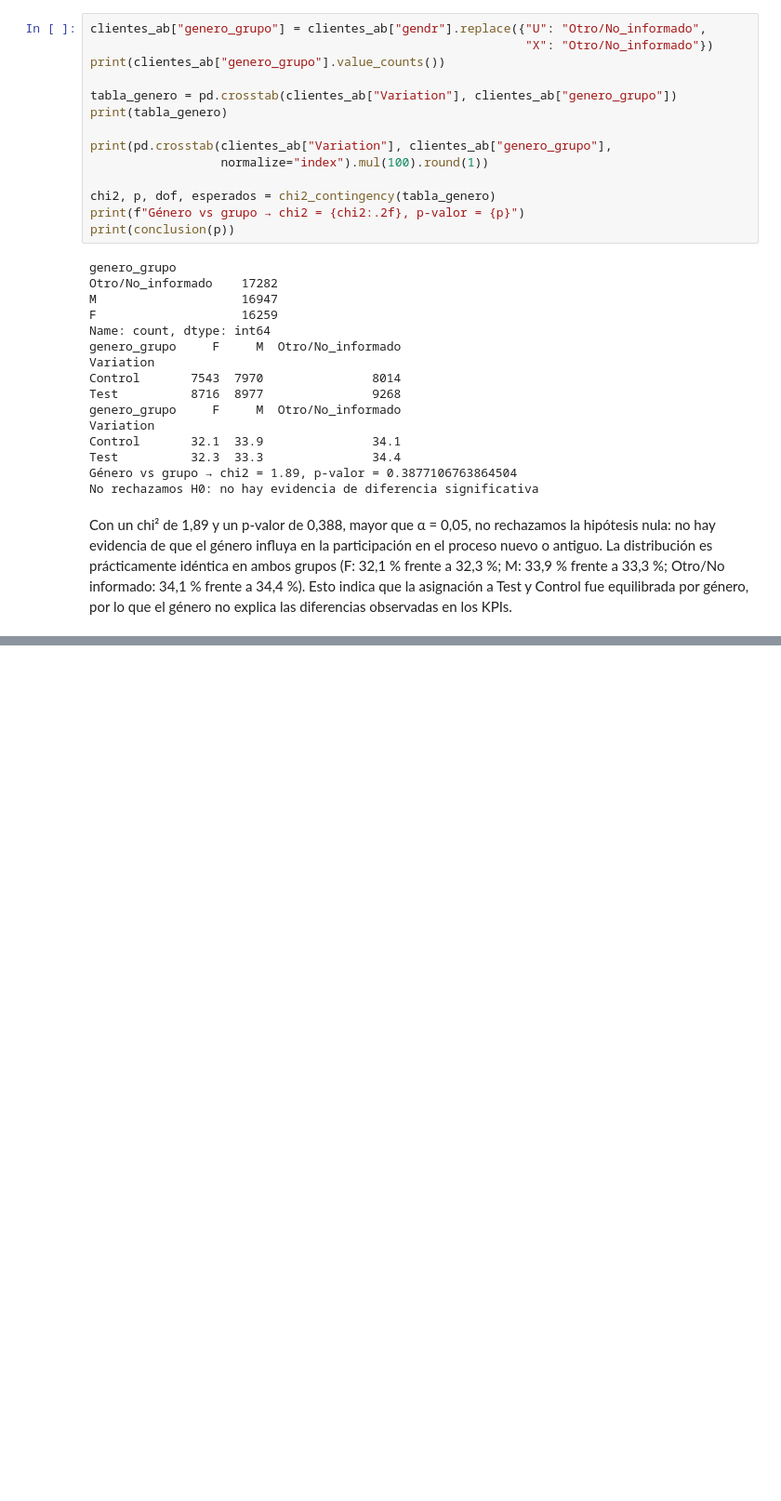
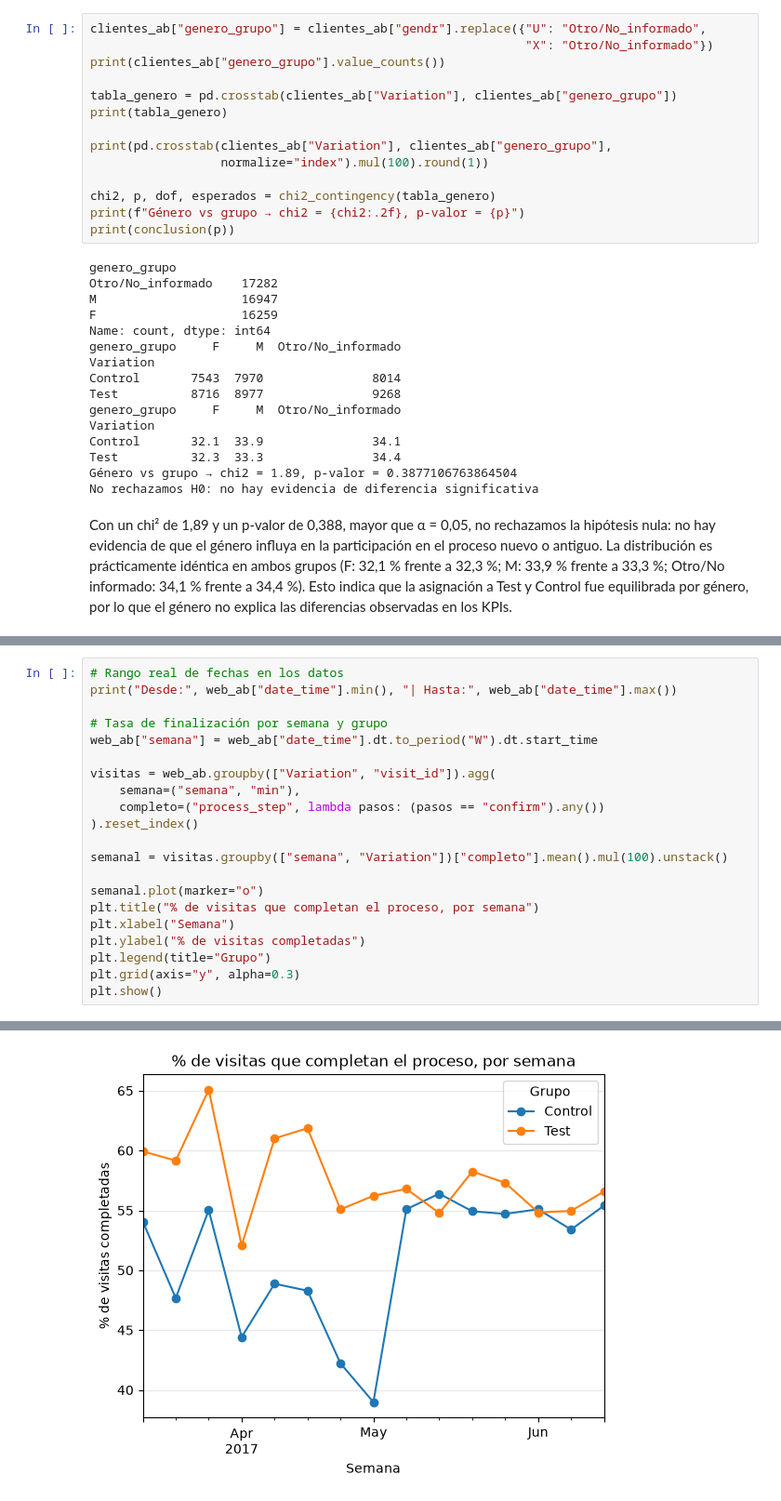
Before and after one commit to beafernandez22/Project_Vanguard_ab_Test, a Jupyter notebook: notebooks/trabajo_final.ipynb, the cells around one changed output, grey strips where cells are left out. Shown at 93% size. Cells and saved outputs as stored; diff of their text form; blank space fills up the shorter version.

```diff
--- a/notebooks/trabajo_final.ipynb
+++ b/notebooks/trabajo_final.ipynb
@@ -1318,0 +1401,22 @@ Con un chi² de 1,89 y un p-valor de 0,388, mayor que α = 0,05, no rechazamos l
+# %%
+# Rango real de fechas en los datos
+print("Desde:", web_ab["date_time"].min(), "| Hasta:", web_ab["date_time"].max())
+
+# Tasa de finalización por semana y grupo
+web_ab["semana"] = web_ab["date_time"].dt.to_period("W").dt.start_time
+
+visitas = web_ab.groupby(["Variation", "visit_id"]).agg(
+    semana=("semana", "min"),
+    completo=("process_step", lambda pasos: (pasos == "confirm").any())
+).reset_index()
+
+semanal = visitas.groupby(["semana", "Variation"])["completo"].mean().mul(100).unstack()
+
+semanal.plot(marker="o")
+plt.title("% de visitas que completan el proceso, por semana")
+plt.xlabel("Semana")
+plt.ylabel("% de visitas completadas")
+plt.legend(title="Grupo")
+plt.grid(axis="y", alpha=0.3)
+plt.show()
+# %% [output]
@@ -1318,0 +1424 @@ Con un chi² de 1,89 y un p-valor de 0,388, mayor que α = 0,05, no rechazamos l
+[figure, added]
```
Also changed, not shown: parts of 15 cells of this notebook.
